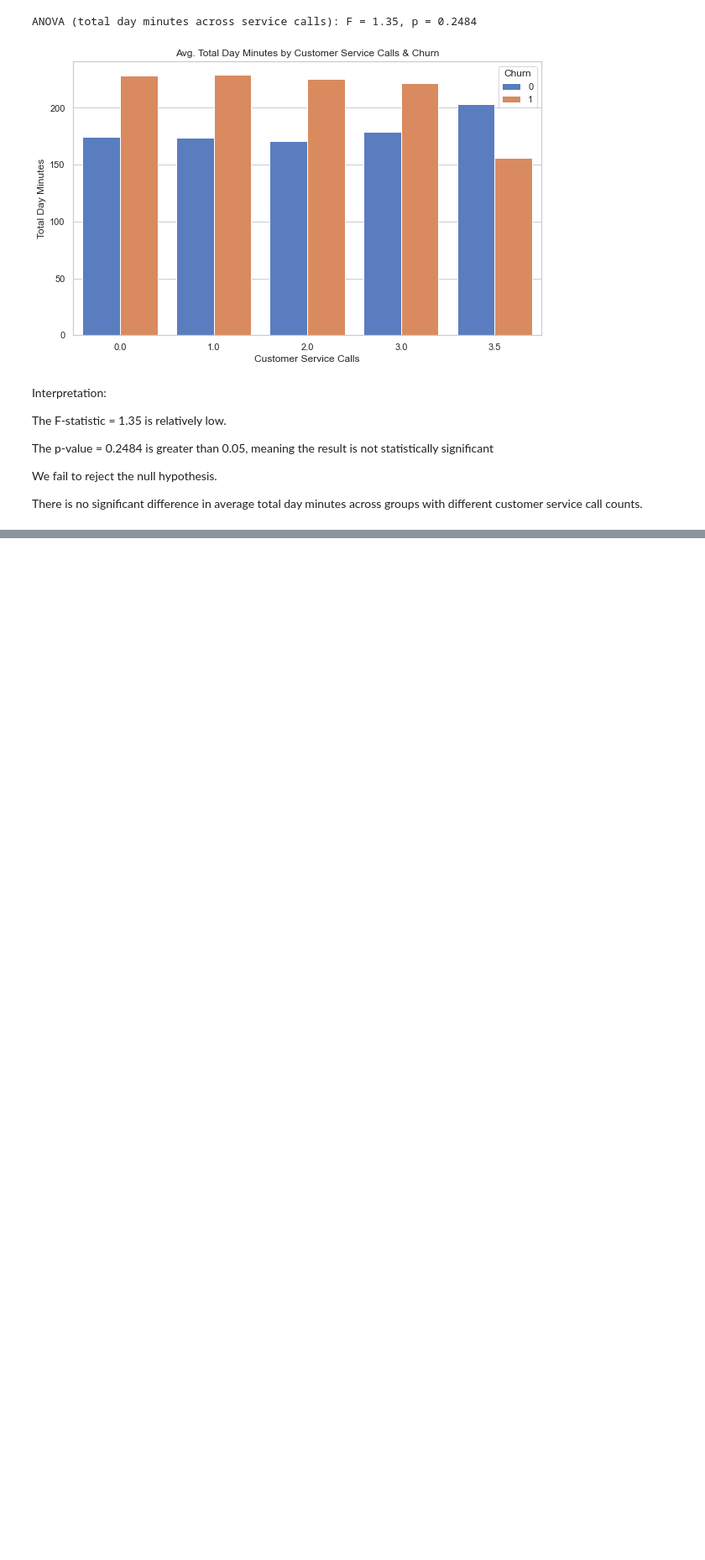
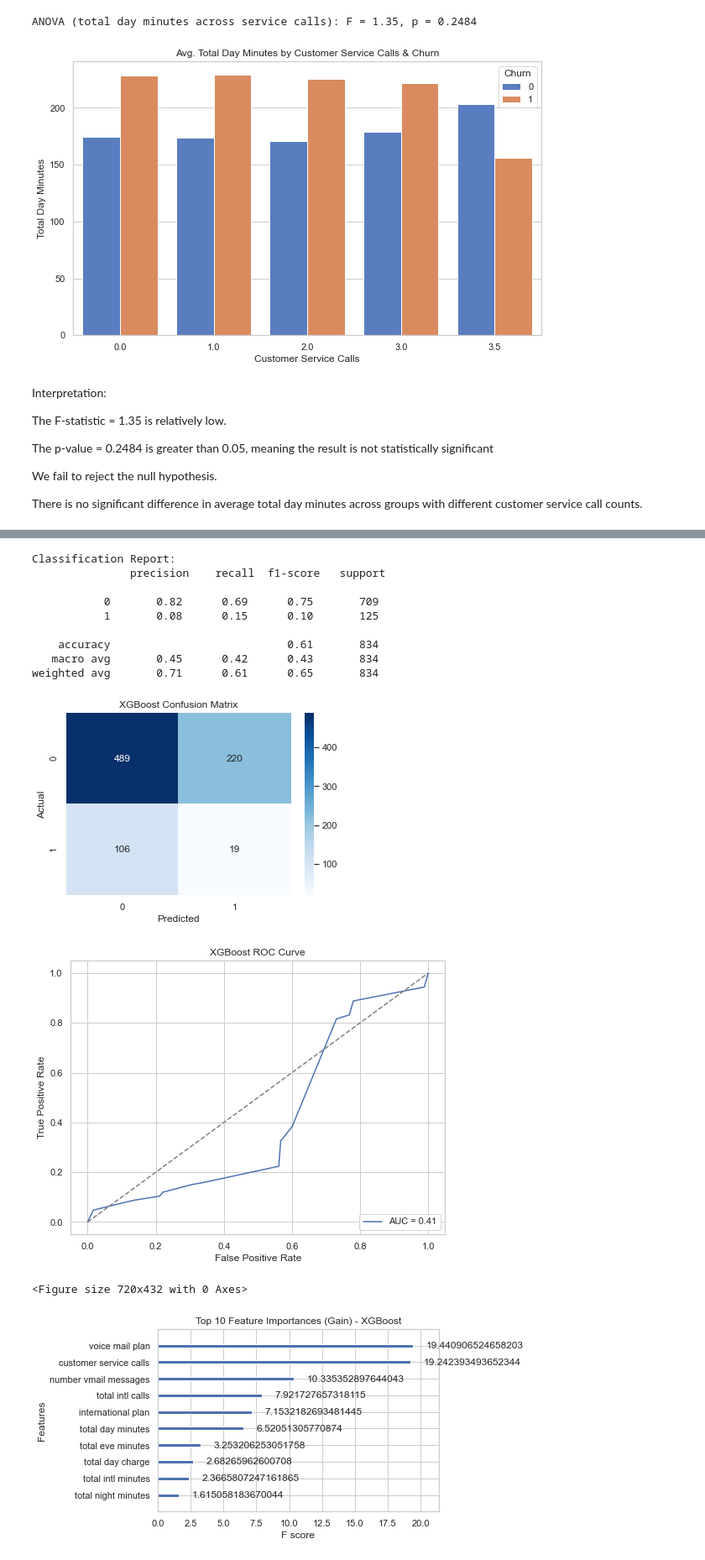
Before and after one commit to Nightingale-Tech/SYRIATEL-CUSTOMER-CHURN, a Jupyter notebook: notebooks/customer churn.ipynb, the cells around one changed output, grey strips where cells are left out. Shown at 84% size. Drawn from its saved outputs; the diff is of its cells as text; code cells hidden in the pictures; blank space fills up the shorter version.

```diff
--- a/notebooks/customer churn.ipynb
+++ b/notebooks/customer churn.ipynb
@@ -500,0 +794,60 @@ There is no significant difference in average total day minutes across groups wi
+# %%
+
+# 1. Initialize and fit XGBoost
+xgb = XGBClassifier(use_label_encoder=False, eval_metric='logloss', random_state=42)
+xgb.fit(X_train_res, y_train_res)
+
+# 2. Predict on test set
+y_pred = xgb.predict(X_test_scaled)
+y_proba = xgb.predict_proba(X_test_scaled)[:, 1]
+
+# 3. Classification Report & Confusion Matrix
+print("Classification Report:\n", classification_report(y_test, y_pred))
+cm = confusion_matrix(y_test, y_pred)
+sns.heatmap(cm, annot=True, fmt='d', cmap='Blues')
+plt.title("XGBoost Confusion Matrix")
+plt.xlabel("Predicted")
+plt.ylabel("Actual")
+plt.show()
+
+# 4. ROC Curve and AUC Score
+fpr, tpr, _ = roc_curve(y_test, y_proba)
+roc_auc = roc_auc_score(y_test, y_proba)
+
+plt.figure(figsize=(8,6))
+plt.plot(fpr, tpr, label=f"AUC = {roc_auc:.2f}")
+plt.plot([0, 1], [0, 1], linestyle='--', color='gray')
+plt.xlabel("False Positive Rate")
+plt.ylabel("True Positive Rate")
+plt.title("XGBoost ROC Curve")
+plt.legend(loc="lower right")
+plt.show()
+
+# 5. Feature Importance Plot
+plt.figure(figsize=(10, 6))
+plot_importance(xgb, importance_type='gain', max_num_features=10)
+plt.title("Top 10 Feature Importances (Gain) - XGBoost")
+plt.show()
+
+# 6. Cross-Validation Score (optional)
+cv_scores = cross_val_score(xgb, X_train_res, y_train_res, cv=5, scoring='roc_auc')
+print(f"Cross-Validated AUC Scores: {cv_scores}")
+print(f"Mean AUC: {cv_scores.mean():.4f}")
+
+# Accuracy
+accuracy = accuracy_score(y_test, y_pred)
+print(f"Accuracy: {accuracy:.4f}")
+# %% [output]
+Classification Report:
+               precision    recall  f1-score   support
+
+           0       0.82      0.69      0.75       709
+           1       0.08      0.15      0.10       125
+
+    accuracy                           0.61       834
+   macro avg       0.45      0.42      0.43       834
+weighted avg       0.71      0.61      0.65       834
+[figure, added]
+[figure, added]
+<Figure size 720x432 with 0 Axes>
+[figure, added]
```
Also changed, not shown: parts of 31 cells of this notebook.
